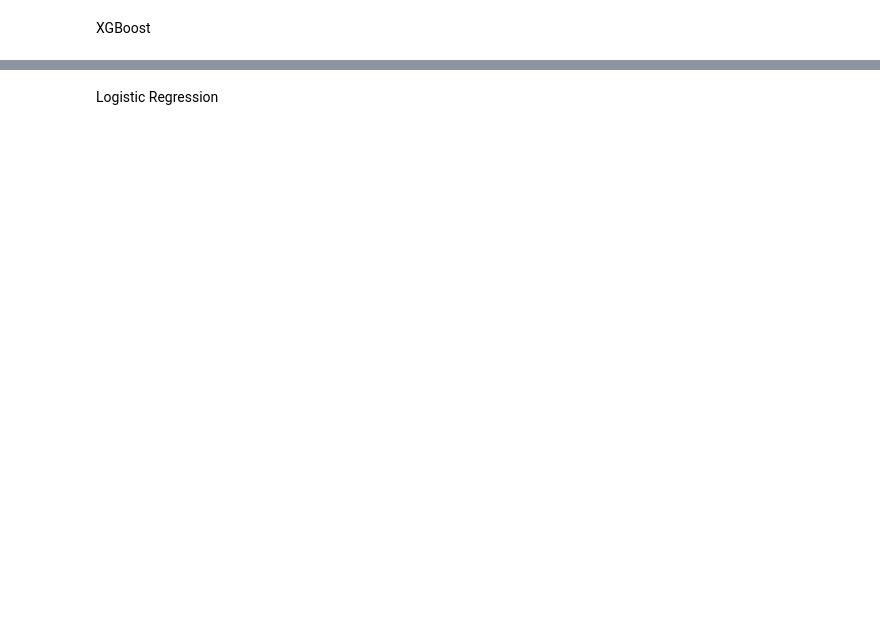
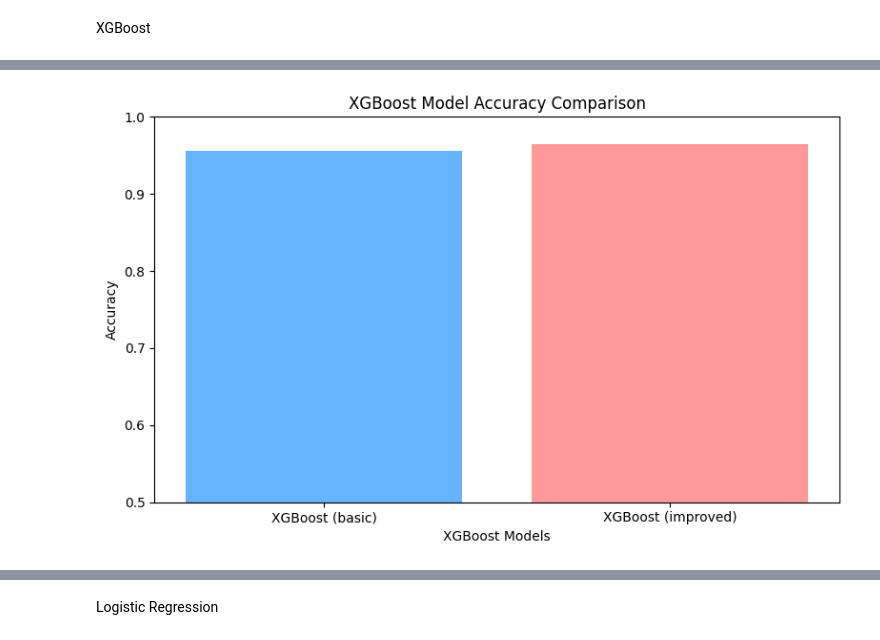
Before and after one commit to atanukayal/prmlproject, a Jupyter notebook: prml.ipynb, the cells around one changed output, grey strips where cells are left out. Drawn from its saved outputs; the diff is of its cells as text; code cells hidden in the pictures; blank space fills up the shorter version.

```diff
--- a/prml.ipynb
+++ b/prml.ipynb
@@ -709,10 +781,2 @@ SVM Accuracy: 0.5882526564344747
 # %% [markdown]
 XGBoost
-# %%
-from xgboost import XGBClassifier
-
-xgb = XGBClassifier(n_estimators=100, learning_rate=0.1)
-xgb.fit(X_train, y_train)
-
-y_pred = xgb.predict(X_test)
-print("XGBoost Accuracy:", accuracy_score(y_test, y_pred))
@@ -720,0 +783,76 @@ ModuleNotFoundError: No module named 'xgboost'
+# %%
+# Import required libraries
+import xgboost as xgb
+from xgboost import XGBClassifier
+from sklearn.model_selection import train_test_split, GridSearchCV
+from sklearn.metrics import accuracy_score, classification_report
+import matplotlib.pyplot as plt
+import numpy as np
+
+# ============================
+# 1. Load and Split the Dataset
+# ============================
+from sklearn.datasets import load_breast_cancer
+data = load_breast_cancer()
+X, y = data.data, data.target
+
+# Split data into training and testing sets
+X_train, X_test, y_train, y_test = train_test_split(X, y, test_size=0.2, random_state=42)
+
+# Store XGBoost results
+xgb_results = {}
+
+# ===================================
+# 2. Basic XGBoost Model
+# ===================================
+print("=== XGBoost Models ===")
+
+# Basic XGBoost (default parameters)
+xgb_basic = XGBClassifier(n_estimators=100, learning_rate=0.1, random_state=42)
+xgb_basic.fit(X_train, y_train)
+y_pred = xgb_basic.predict(X_test)
+xgb_basic_acc = accuracy_score(y_test, y_pred)
+xgb_results['XGBoost (basic)'] = xgb_basic_acc
+print(f"XGBoost (basic) Accuracy: {xgb_basic_acc:.4f}")
+
+# ===================================
+# 3. Improved XGBoost with Parameter Tuning
+# ===================================
+param_grid_xgb = {
+    'n_estimators': [100, 200],
+    'learning_rate': [0.01, 0.05, 0.1],
+    'max_depth': [4, 6, 8],
+    'subsample': [0.8, 1.0],
+    'colsample_bytree': [0.8, 1.0]
+}
+
+# GridSearchCV for hyperparameter tuning
+xgb_improved = GridSearchCV(
+    XGBClassifier(random_state=42),
+    param_grid_xgb,
+    cv=5,
+    scoring='accuracy',
+    n_jobs=-1
+)
+
+xgb_improved.fit(X_train, y_train)
+y_pred = xgb_improved.predict(X_test)
+xgb_improved_acc = accuracy_score(y_test, y_pred)
+xgb_results['XGBoost (improved)'] = xgb_improved_acc
+print(f"XGBoost (improved) Accuracy: {xgb_improved_acc:.4f}")
+print(f"Best XGBoost Parameters: {xgb_improved.best_params_}")
+
+# ================================
+# 4. Plot XGBoost Results
+# ================================
+plt.figure(figsize=(8, 5))
+models = list(xgb_results.keys())
+accuracies = list(xgb_results.values())
+plt.bar(models, accuracies, color=['#66b3ff', '#ff9999'])
+plt.xlabel('XGBoost Models')
+plt.ylabel('Accuracy')
+plt.title('XGBoost Model Accuracy Comparison')
+plt.ylim(0.5, 1.0)
+plt.tight_layout()
+plt.show()
+# %% [output]
@@ -720,0 +863 @@ ModuleNotFoundError: No module named 'xgboost'
+[figure, added]
```
Also changed, not shown: parts of 19 cells of this notebook.
